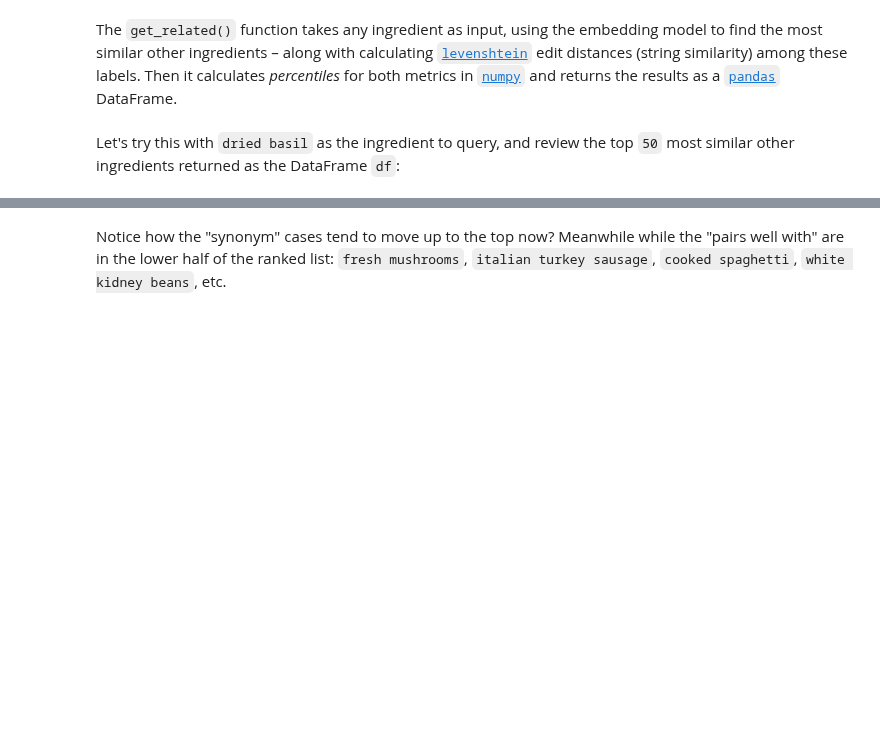
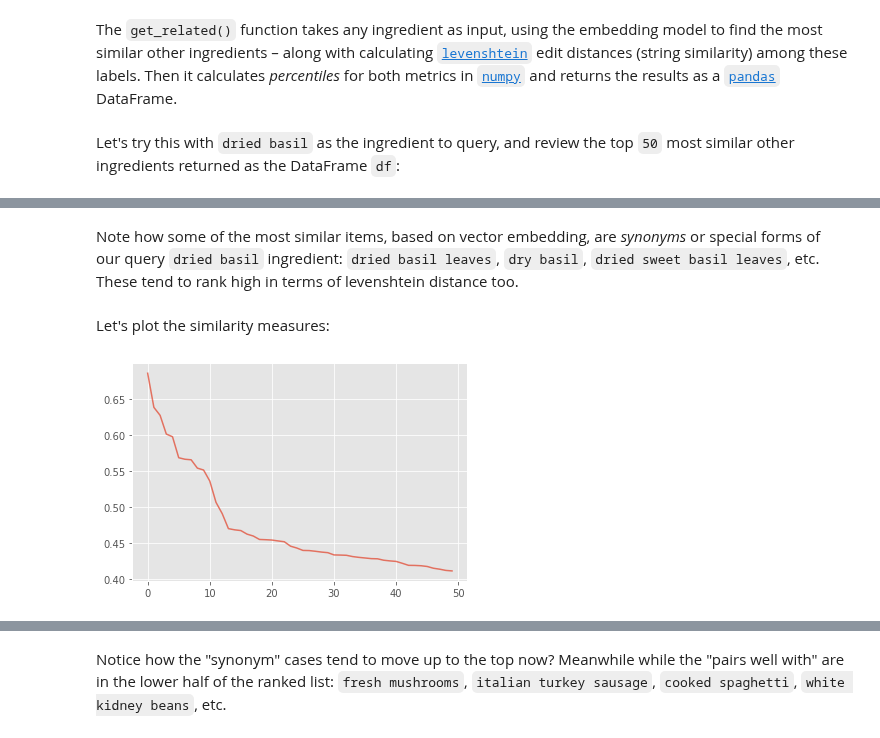
Before and after one commit to DerwenAI/kglab, a Jupyter notebook: ex01_8.ipynb, the cells around one changed output, grey strips where cells are left out. Drawn from its saved outputs; the diff is of its cells as text; code cells hidden in the pictures; blank space fills up the shorter version.

```diff
--- a/ex01_8.ipynb
+++ b/ex01_8.ipynb
@@ -209,0 +213,13 @@ df
+# %% [markdown]
+Note how some of the most similar items, based on vector embedding, are *synonyms* or special forms of our query `dried basil` ingredient: `dried basil leaves`, `dry basil`, `dried sweet basil leaves`, etc. These tend to rank high in terms of levenshtein distance too.
+# %% [markdown]
+Let's plot the similarity measures:
+# %%
+import matplotlib
+import matplotlib.pyplot as plt
+matplotlib.style.use("ggplot")
+
+df["similarity"].plot(alpha=0.75, rot=0)
+plt.show()
+# %% [output]
+[figure, added]
```
Also changed, not shown: parts of 11 cells of this notebook, 9 other files.
